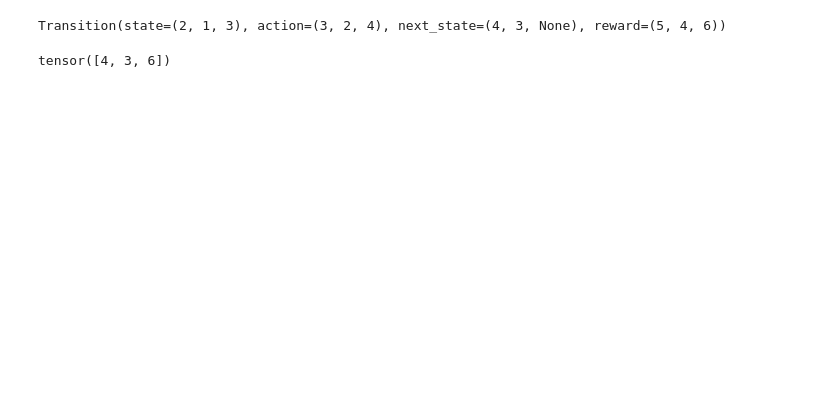
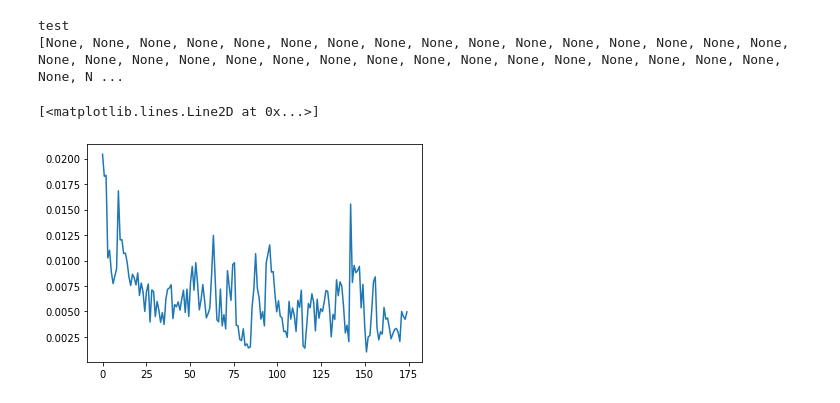
Before and after one commit to Noam-Ghenassia/ANN_miniproject, a Jupyter notebook: results.ipynb, the cells around one changed output. Cells and saved outputs as stored; diff of their text form; code cells hidden in the pictures; blank space fills up the shorter version.

```diff
--- a/results.ipynb
+++ b/results.ipynb
@@ -22,5 +25,10 @@ Tue Apr 26 15:52:01 2022
 # %%
 import numpy as np
+import torch
+import random
+
 from tic_env import TictactoeEnv, OptimalPlayer
-import torch as t
+from DQN_utils import DQ_learner
+
 env = TictactoeEnv()
+learner = DQ_learner()
@@ -62,33 +35,18 @@ batch = Transition(*zip(*transitions))
-# %%
-print(batch)
-# %% [output]
-Transition(state=(2, 1, 3), action=(3, 2, 4), next_state=(4, 3, None), reward=(5, 4, 6))
-# %%
-batch_reward = t.tensor(batch.reward)
-
-
-# non final next states :
-batch_next_state = t.tensor([ns for ns in batch.next_state if ns is not None])
-
-# indices of final states :
-final_indices = t.tensor([ind for ind in range(len(batch.next_state)) if batch.next_state[ind] == None])
-
-# final states mask :
-final_states_mask = t.tensor(tuple(map(lambda s: s is None,
-                                          batch.next_state)), dtype=t.bool)
-non_final_states_mask = ~final_states_mask
-#print(final_states_mask)
-#print(non_final_states_mask)
-
-# initialize targets tensor :
-targets = t.zeros_like(final_states_mask).type(t.LongTensor)
-
-#targets.masked_fill(non_final_states_mask, batch_next_state)
-#targets.masked_fill(final_states_mask, batch_reward)
-
-targets[non_final_states_mask] = batch_next_state
-targets[final_states_mask] = batch_reward[final_indices]
-
-print(targets)
-# %% [output]
-tensor([4, 3, 6])
+# %%
+env.reset()
+losses = learner.train(number_games=500, opponent_epsilon=.5)
+# %% [output]
+test
+[None, None, None, None, None, None, None, None, None, None, None, None, None, None, None, None, None, None, None, None, None, None, None, None, None, None, None, None, None, None, None, None, None, N ...
+# %%
+import matplotlib.pyplot as plt
+
+x = torch.stack([l for l in losses if l is not None]).detach().numpy()
+
+#plt.plot(x, y)
+# %%
+y = np.linspace(0, 174, 174)
+plt.plot(y, x)
+# %% [output]
+[<matplotlib.lines.Line2D at 0x...>]
+[figure, added]
```
Also changed, not shown: parts of 6 cells of this notebook, 1 other file.
